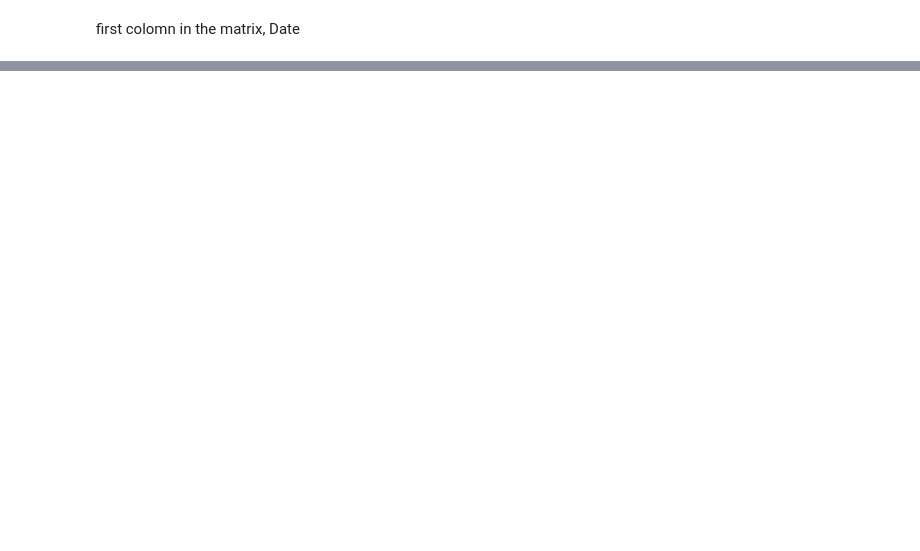
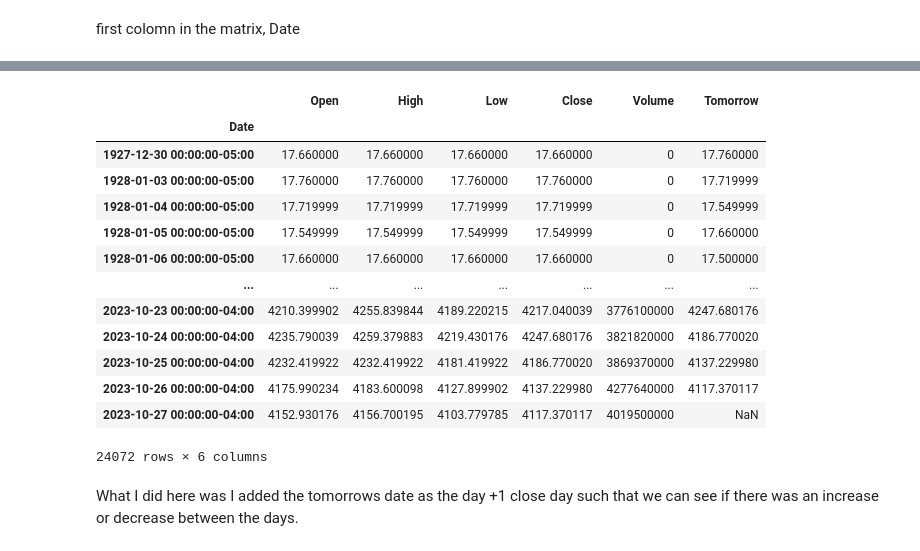
Before and after one commit to Abdullah-Bakhshov/ML-with-S-and-P-model, a Jupyter notebook: algo.ipynb, the cells around one changed output, grey strips where cells are left out. Cells and saved outputs as stored; diff of their text form; code cells hidden in the pictures; blank space fills up the shorter version.

```diff
--- a/algo.ipynb
+++ b/algo.ipynb
@@ -71,0 +83,21 @@ ImportError: matplotlib is required for plotting when the default backend "matpl
+# %%
+sp500["Tomorrow"] = sp500["Close"].shift(-1)
+# %%
+sp500
+# %% [output]
+|  | Open | High | Low | Close | Volume | Tomorrow |
+| Date |  |  |  |  |  |  |
+| 1927-12-30 00:00:00-05:00 | 17.660000 | 17.660000 | 17.660000 | 17.660000 | 0 | 17.760000 |
+| 1928-01-03 00:00:00-05:00 | 17.760000 | 17.760000 | 17.760000 | 17.760000 | 0 | 17.719999 |
+| 1928-01-04 00:00:00-05:00 | 17.719999 | 17.719999 | 17.719999 | 17.719999 | 0 | 17.549999 |
+| 1928-01-05 00:00:00-05:00 | 17.549999 | 17.549999 | 17.549999 | 17.549999 | 0 | 17.660000 |
+| 1928-01-06 00:00:00-05:00 | 17.660000 | 17.660000 | 17.660000 | 17.660000 | 0 | 17.500000 |
+| ... | ... | ... | ... | ... | ... | ... |
+| 2023-10-23 00:00:00-04:00 | 4210.399902 | 4255.839844 | 4189.220215 | 4217.040039 | 3776100000 | 4247.680176 |
+| 2023-10-24 00:00:00-04:00 | 4235.790039 | 4259.379883 | 4219.430176 | 4247.680176 | 3821820000 | 4186.770020 |
+| 2023-10-25 00:00:00-04:00 | 4232.419922 | 4232.419922 | 4181.419922 | 4186.770020 | 3869370000 | 4137.229980 |
+| 2023-10-26 00:00:00-04:00 | 4175.990234 | 4183.600098 | 4127.899902 | 4137.229980 | 4277640000 | 4117.370117 |
+| 2023-10-27 00:00:00-04:00 | 4152.930176 | 4156.700195 | 4103.779785 | 4117.370117 | 4019500000 | NaN |
+24072 rows × 6 columns
+# %% [markdown]
+What I did here was I added the tomorrows date as the day +1 close day such that we can see if there was an increase or decrease between the days.
```
Also changed, not shown: parts of 42 cells of this notebook.
